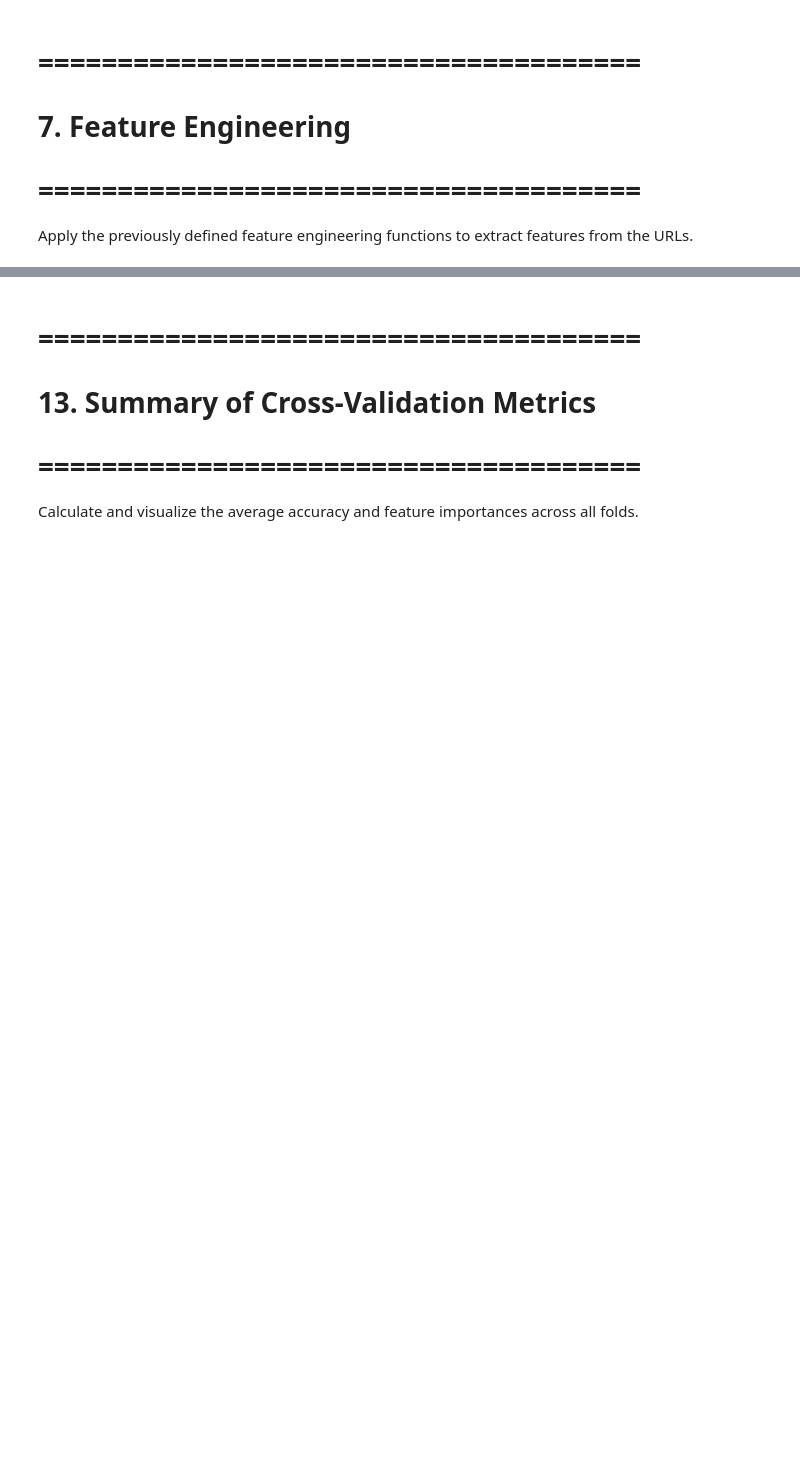
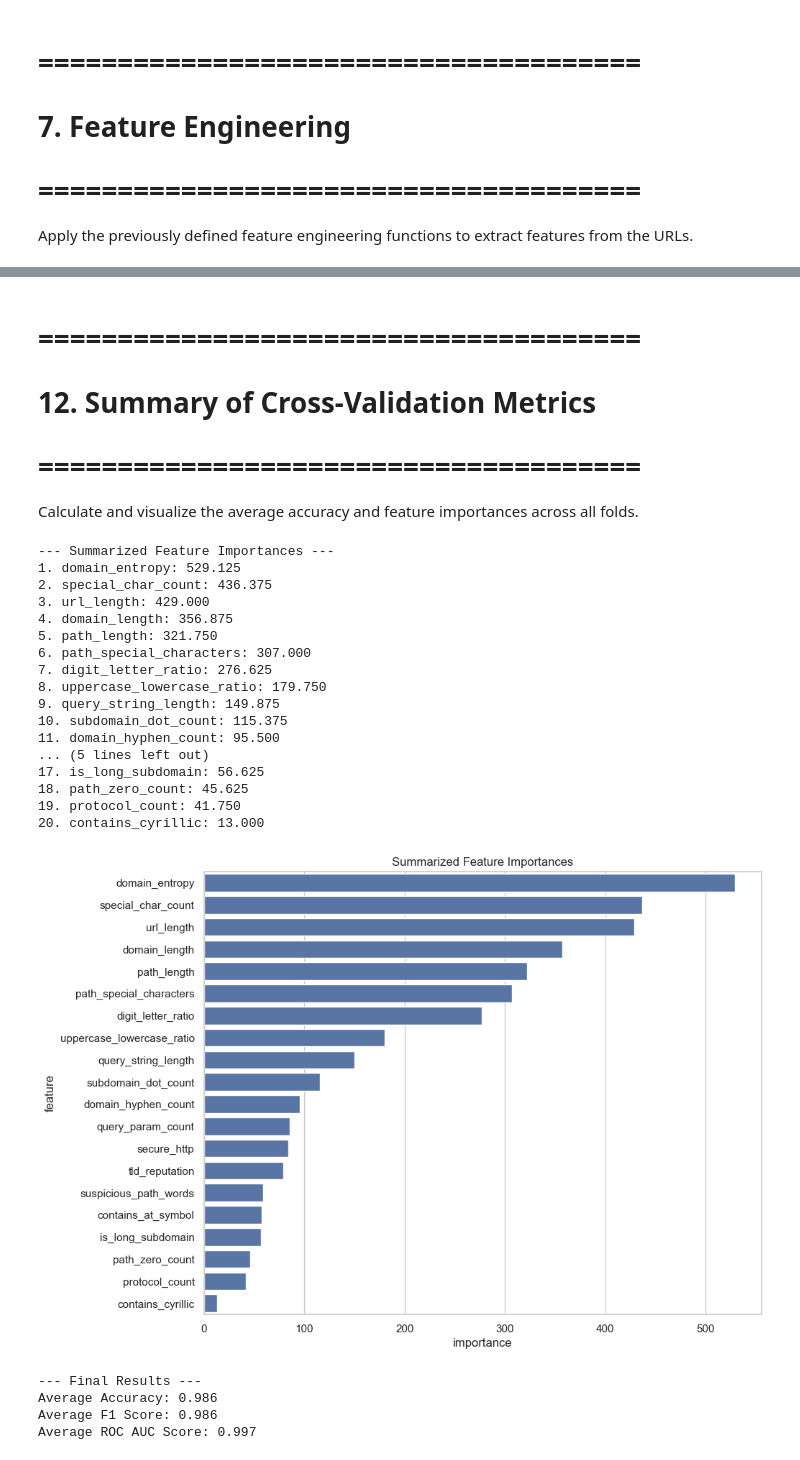
Before and after one commit to danyawn/url-classification-xgboost, a Jupyter notebook: sidang-app.notebook.ipynb, the cells around one changed output, grey strips where cells are left out. Cells and saved outputs as stored; diff of their text form; code cells hidden in the pictures; blank space fills up the shorter version.

```diff
--- a/sidang-app.notebook.ipynb
+++ b/sidang-app.notebook.ipynb
@@ -631,6 +988,6 @@ print(f"Average ROC AUC Score: {np.mean(roc_auc_scores):.3f}")
 # %% [markdown]
 # ======================================
-# 13. Summary of Cross-Validation Metrics
+# 12. Summary of Cross-Validation Metrics
 # ======================================
 
 Calculate and visualize the average accuracy and feature importances across all folds.
@@ -649,2 +994,46 @@ plt.show()
+# %%
+# Summarize feature importances across all folds
+all_feature_importances = pd.concat(feature_importances_list, axis=0)
+mean_feature_importances = all_feature_importances.groupby('feature').mean().sort_values(by='importance', ascending=False)
+
+# Print summarized feature importances
+print("\n--- Summarized Feature Importances ---")
+for i, (feature, importance) in enumerate(mean_feature_importances.itertuples(), 1):
+  print(f"{i}. {feature}: {importance:.3f}")
+
+# Plot summarized feature importances
+plt.figure(figsize=(10, 8))
+sns.barplot(x='importance', y='feature', data=mean_feature_importances.reset_index())
+plt.title('Summarized Feature Importances')
+plt.show()
+
+# Print average scores across all folds
+print("\n--- Final Results ---")
+print(f"Average Accuracy: {np.mean(accuracy_scores):.3f}")
+print(f"Average F1 Score: {np.mean(f1_scores):.3f}")
+print(f"Average ROC AUC Score: {np.mean(roc_auc_scores):.3f}")
+# %% [output]
+--- Summarized Feature Importances ---
+1. domain_entropy: 529.125
+2. special_char_count: 436.375
+3. url_length: 429.000
+4. domain_length: 356.875
+5. path_length: 321.750
+6. path_special_characters: 307.000
+7. digit_letter_ratio: 276.625
+8. uppercase_lowercase_ratio: 179.750
+9. query_string_length: 149.875
+10. subdomain_dot_count: 115.375
+11. domain_hyphen_count: 95.500
+... (5 lines left out)
+17. is_long_subdomain: 56.625
+18. path_zero_count: 45.625
+19. protocol_count: 41.750
+20. contains_cyrillic: 13.000
+[figure, added]
+--- Final Results ---
+Average Accuracy: 0.986
+Average F1 Score: 0.986
+Average ROC AUC Score: 0.997
 # %% [markdown]
 # ======================================
```
Also changed, not shown: parts of 20 cells of this notebook, 15 other files.
